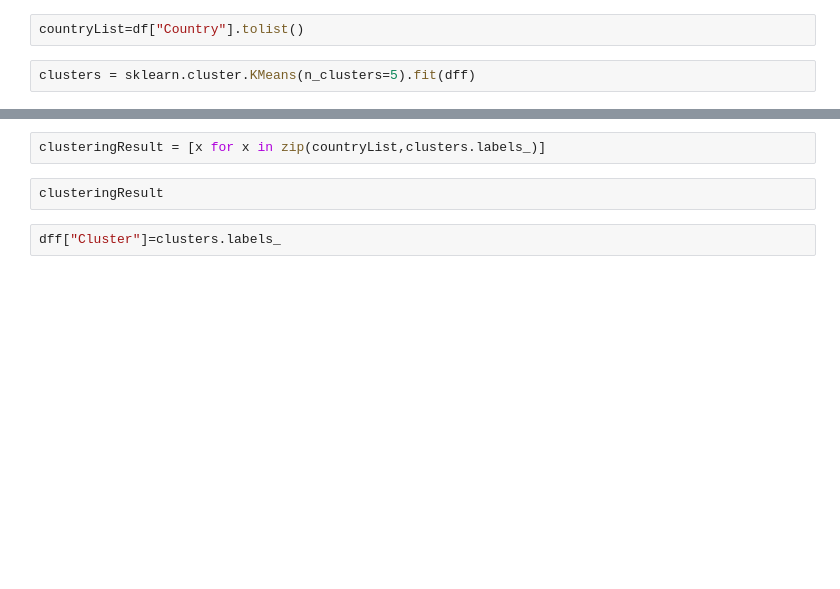
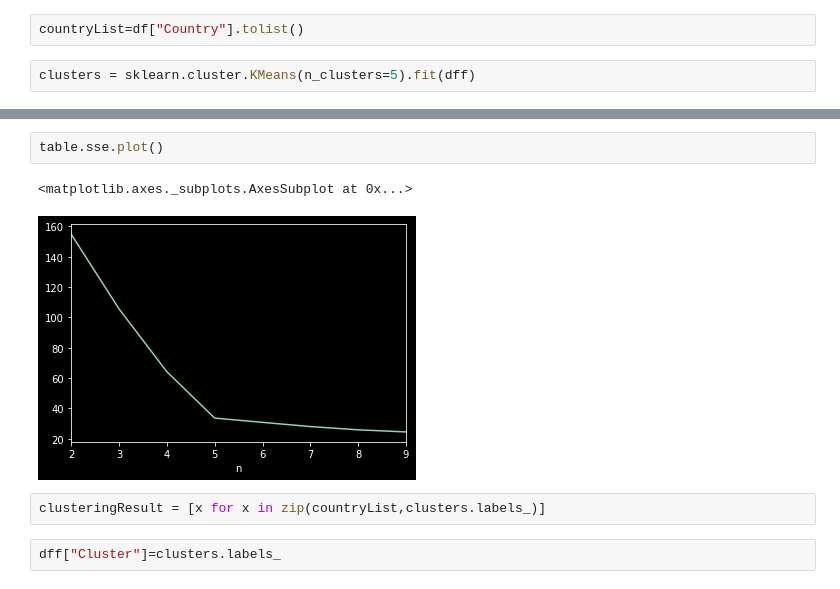
Before and after one commit to theazgra/dataAnalysisCourse, a Jupyter notebook: MAD_III/cv4/CountryHappiness.ipynb, the cells around one changed output, grey strips where cells are left out. Saved outputs shown, nothing was run; the diff lists cells and outputs as text; blank space fills up the shorter version.

```diff
--- a/MAD_III/cv4/CountryHappiness.ipynb
+++ b/MAD_III/cv4/CountryHappiness.ipynb
@@ -41,7 +77,10 @@ len(countryList)
+# %%
+table.sse.plot()
+# %% [output]
+<matplotlib.axes._subplots.AxesSubplot at 0x...>
+[figure, added]
 # %%
 clusteringResult = [x for x in zip(countryList,clusters.labels_)]
-# %%
-clusteringResult
 # %%
 dff["Cluster"]=clusters.labels_
 # %%
```
Also changed, not shown: parts of 13 cells of this notebook, 3 other files.
